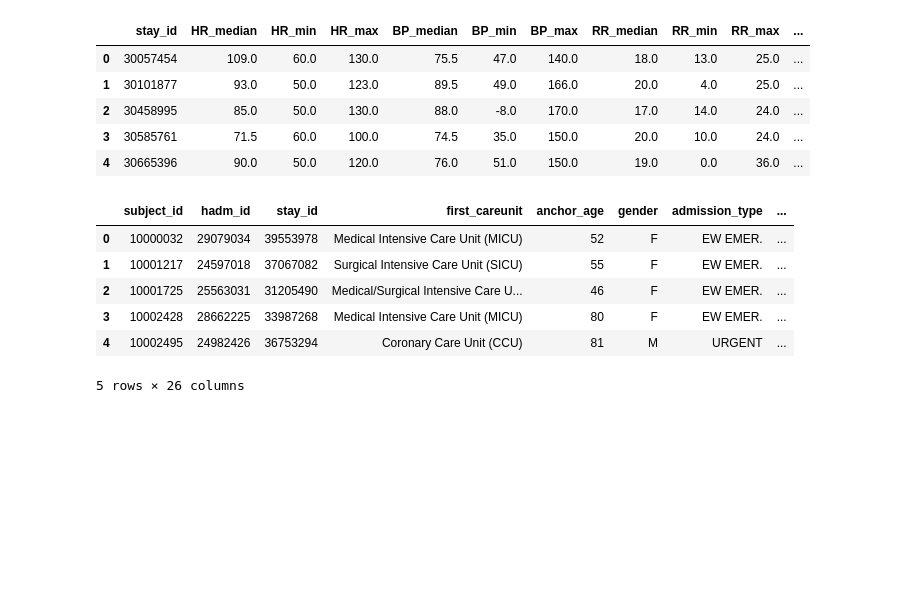
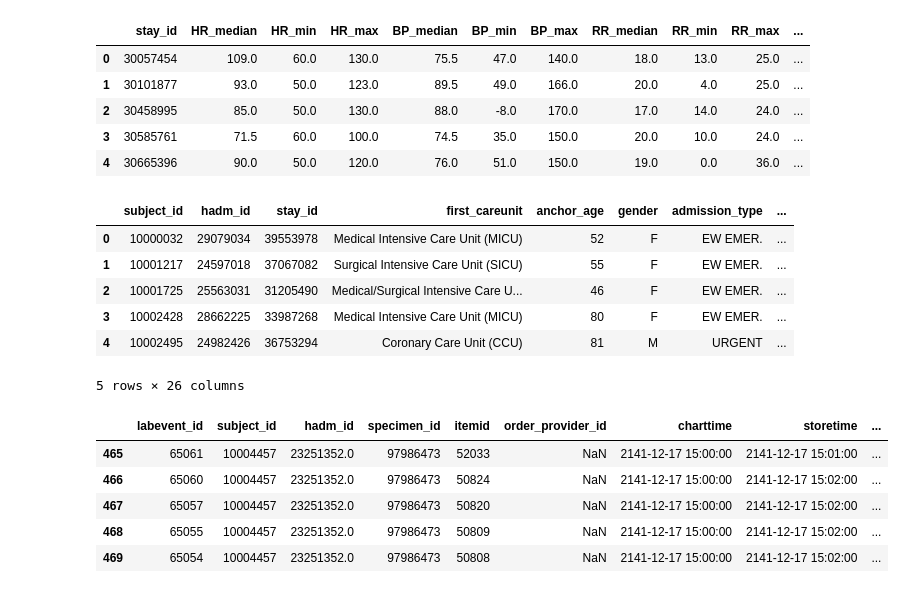
Before and after one commit to OnsHanafi/icu-acquity-phenotyping, a Jupyter notebook: ICUproject.ipynb, the cells around one changed output. Cells and saved outputs as stored; diff of their text form; code cells hidden in the pictures; blank space fills up the shorter version.

```diff
--- a/ICUproject.ipynb
+++ b/ICUproject.ipynb
@@ -115,17 +119,14 @@ Length: 39, dtype: str
 # %%
 # 3- Map each vital sign variable (heart rate, blood pressure, respiratory rate, oxygen saturation) to the corresponding itemids
-def vitals_mapping(items_tb,column,vital_sign):
-    return items_tb[items_tb[column].str.contains(vital_sign, case=False)]["itemid"].tolist()
+def vars_mapping(tb_items,column,keyword):
+    return tb_items[tb_items[column].str.contains(keyword, case=False)]["itemid"].tolist()
 
 vital_sign_ids = {
-    "HR": vitals_mapping(d_items, "label", "heart rate"), # Heart Rate
-    "BP": vitals_mapping(d_items, "label", "blood pressure"), # Blood Pressure
-    "RR": vitals_mapping(d_items, "label", "respiratory rate"), # Respiratory Rate
-    "SpO2": vitals_mapping(d_items, "label", "spo2"), # O2 Saturation
-    "TemperatureF": vitals_mapping(d_items, "label", "Temperature Fahrenheit") # TemperatureF
-    #"Creatinine": vitals_mapping(d_items, "label", "creatinine"), # Creatinine
-    #"Magnesium": vitals_mapping(d_items, "label", "magnesium") # Magnesium
-
+    "HR": vars_mapping(d_items, "label", "heart rate"), # Heart Rate
+    "BP": vars_mapping(d_items, "label", "blood pressure"), # Blood Pressure
+    "RR": vars_mapping(d_items, "label", "respiratory rate"), # Respiratory Rate
+    "SpO2": vars_mapping(d_items, "label", "spo2"), # O2 Saturation
+    "TemperatureF": vars_mapping(d_items, "label", "Temperature Fahrenheit") # TemperatureF
 }
 
 print(vital_sign_ids)
@@ -179,3 +180,31 @@ df.head()
 | 3 | 10002428 | 28662225 | 33987268 | Medical Intensive Care Unit (MICU) | 80 | F | EW EMER. | ... |
 | 4 | 10002495 | 24982426 | 36753294 | Coronary Care Unit (CCU) | 81 | M | URGENT | ... |
 5 rows × 26 columns
+# %%
+######### Define labevents
+# 1- Keep only the lab_events with hadm_id in our main df
+lab_events = lab_events[
+    lab_events["hadm_id"].isin(df["hadm_id"])
+]
+# Extract the labevents done in those 24H
+lab_events["charttime"] = pd.to_datetime(lab_events["charttime"])
+
+
+lab_events = lab_events.merge(
+    df[["hadm_id", "intime", "24H_endtime"]],
+    on="hadm_id"
+)
+
+lab_events_24H = lab_events[
+    (lab_events["charttime"] >= lab_events["intime"]) &
+    (lab_events["charttime"] <= lab_events["24H_endtime"])
+]
+
+lab_events_24H.head()
+# %% [output]
+|  | labevent_id | subject_id | hadm_id | specimen_id | itemid | order_provider_id | charttime | storetime | ... |
+| 465 | 65061 | 10004457 | 23251352.0 | 97986473 | 52033 | NaN | 2141-12-17 15:00:00 | 2141-12-17 15:01:00 | ... |
+| 466 | 65060 | 10004457 | 23251352.0 | 97986473 | 50824 | NaN | 2141-12-17 15:00:00 | 2141-12-17 15:02:00 | ... |
+| 467 | 65057 | 10004457 | 23251352.0 | 97986473 | 50820 | NaN | 2141-12-17 15:00:00 | 2141-12-17 15:02:00 | ... |
+| 468 | 65055 | 10004457 | 23251352.0 | 97986473 | 50809 | NaN | 2141-12-17 15:00:00 | 2141-12-17 15:02:00 | ... |
+| 469 | 65054 | 10004457 | 23251352.0 | 97986473 | 50808 | NaN | 2141-12-17 15:00:00 | 2141-12-17 15:02:00 | ... |
```
Also changed, not shown: parts of 7 cells of this notebook.
